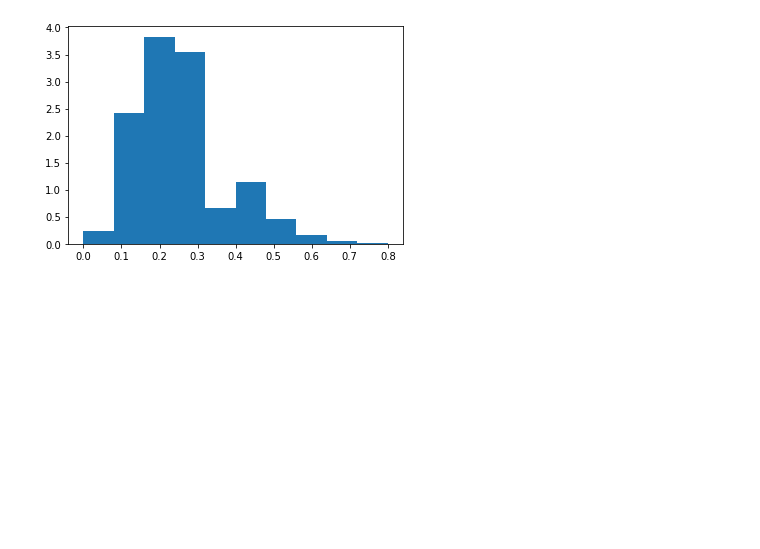
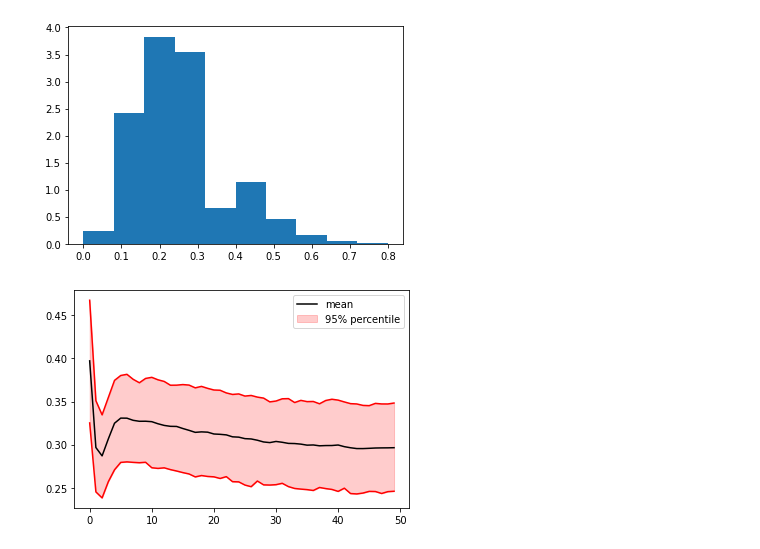
Before and after one commit to phasc/cs166, a Jupyter notebook: lba/lba.ipynb, the cells around one changed output. Cells and saved outputs as stored; diff of their text form; code cells hidden in the pictures; blank space fills up the shorter version.

```diff
--- a/lba/lba.ipynb
+++ b/lba/lba.ipynb
@@ -540,9 +540,12 @@ plt.show()
 
 class Node:
 
-    def __init__(self, lanes_from, lanes_to):
+    def __init__(self, lanes_from, lanes_to, t_control=None):
         self.lanes_from = lanes_from
         self.lanes_to = lanes_to
+        self.time = 0
+        self.traffic_light = 0
+        self.t_control = t_control
 
     def removeFromQueue(self, dirFrom):
 
@@ -553,12 +556,27 @@ class Node:
 
         dirTo = np.random.choice(newArr)
 
-        if self.lanes_to[dirTo].state[0] == -1:
+        if self.lanes_to[dirTo].state[0] == -1 and self.check_light(dirFrom, dirTo):
             self.lanes_from[dirFrom].state[-2] = -1
             self.lanes_to[dirTo].state[0] = 0
 
+        self.time += 1
+        self.update_trafic_light()
 
     def Move_to_new_lane(self):
         for dir,lane in self.lanes_from.items():
             if lane.state[-2] > -1:
                 self.removeFromQueue(dir)
+
+    def update_trafic_light(self):
+        if self.time % 5 == 0:
+            self.traffic_light = 1-self.traffic_light
+
+    def check_light(self, dirFrom, dirTo):
+        if self.t_control is None:
+            return True
+
+        if (dirFrom,dirTo) in self.t_control[self.traffic_light]:
+            return True
+        else:
+            return False
@@ -564,0 +695,15 @@ class Node:
+# %%
+x = range(len(av_trafics[0]))
+y = np.mean(av_trafics, axis=0)
+
+percs = np.percentile(av_trafics,[2.5,97.5], axis=0)
+
+plt.plot(x, y, c='black', label='mean')
+plt.plot(x, percs[0], c='red')
+plt.plot(x, percs[1], c='red')
+plt.fill_between(x, percs[0], percs[1], alpha=0.2, color='red', label='95% percentile')
+
+plt.legend()
+plt.show()
+# %% [output]
+[figure, added]
```
Also changed, not shown: parts of 3 cells of this notebook.
